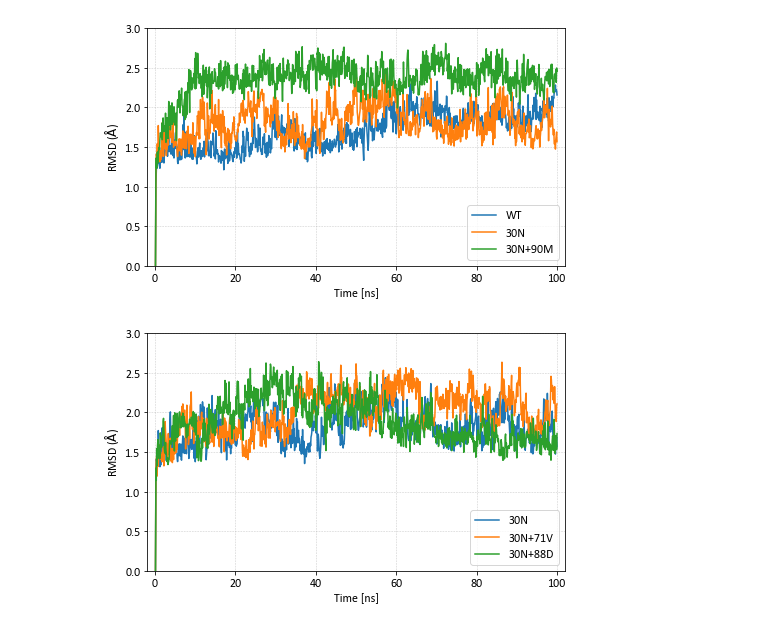
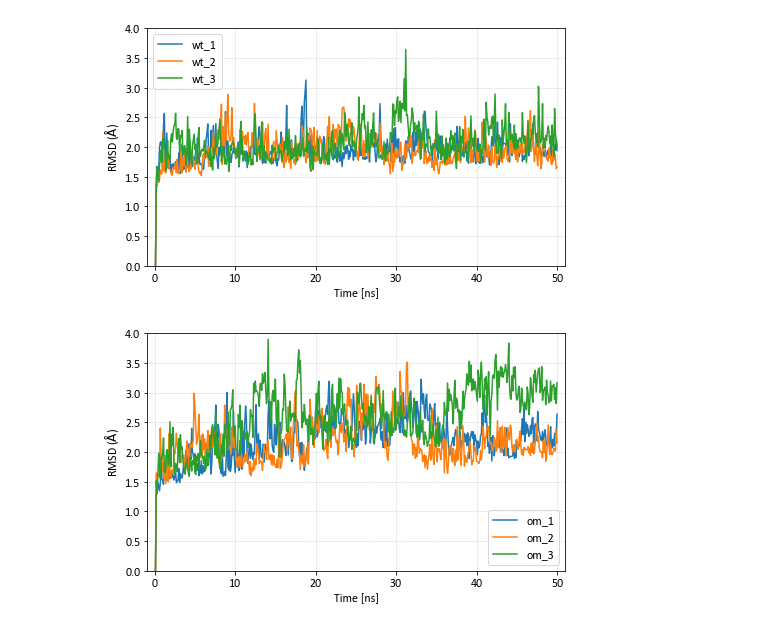
Before and after one commit to yamnor/rbd-ace2-drin, a Jupyter notebook: rms.ipynb, the cells around one changed output. Saved outputs shown, nothing was run; the diff lists cells and outputs as text; code cells hidden in the pictures.

```diff
--- a/rms.ipynb
+++ b/rms.ipynb
@@ -6,7 +8,7 @@ import matplotlib.font_manager
 rmsf = {}
 rmsd = {}
 for m in range(len(sys)):
-    rmsf[m] = np.array([[float(xx) for xx in x.split()] for x in open(f'dat/{sys[m]}_rmsf.dat').readlines()[1:]]).T
-    rmsd[m] = np.array([[float(xx) for xx in x.split()] for x in open(f'dat/{sys[m]}_rmsd.dat').readlines()[1:]]).T
+  rmsf[m] = np.array([[float(xx) for xx in x.split()] for x in open(f'{sys[m]}_rmsf.dat').readlines()[1:]]).T
+  rmsd[m] = np.array([[float(xx) for xx in x.split()] for x in open(f'{sys[m]}_rmsd.dat').readlines()[1:]]).T
 # %%
 def rcparams(plt, figsize, subplot):
@@ -21,30 +23,29 @@ def rcparams(plt, figsize, subplot):
 # %%
 figsize = [6.5, 4.0]
 subplot = {
-    'left':   0.60,
-    'right':  0.10,
-    'bottom': 0.45,
-    'top':    0.25,
-    'wspace': 1.50,
-    'hspace': 2.00,
-    'grid': True,
-          }
-idx = [[0, 1, 2], [1, 3, 4]]
+  'left':   0.60,
+  'right':  0.10,
+  'bottom': 0.45,
+  'top':    0.25,
+  'wspace': 1.50,
+  'hspace': 2.00,
+  'grid': True,
+}
+idx = [[0, 1, 2], [3, 4, 5]]
 for m in range(2):
-    with plt.style.context('./matplotlibrc'):
-        rcparams(plt, figsize, subplot)
-        fig, ax = plt.subplots(1,1)
-    for n in range(len(idx[m])):
-        x,y = rmsd[idx[m][n]]
-        ax.plot(x * 0.1, y, label = lab[idx[m][n]])
-    ax.set_xlabel('Time [ns]')
-    ax.set_ylabel(r'RMSD ($\mathrm{\AA}$)')
-    ax.set_ylim(0, 3.0)
-    ax.legend()
-    plt.savefig(f'fig/{job[m]}_rmsd.pdf', bbox_inches='', dpi = 300)
+  with plt.style.context('./matplotlibrc'):
+    rcparams(plt, figsize, subplot)
+    fig, ax = plt.subplots(1,1)
+  for n in range(len(idx[m])):
+    x,y = rmsd[idx[m][n]]
+    ax.plot(x * 0.1, y, label = sys[idx[m][n]])
+  ax.set_xlabel('Time [ns]')
+  ax.set_ylabel(r'RMSD ($\mathrm{\AA}$)')
+  ax.set_ylim(0, 4.0)
+  ax.legend()
 # %% [output]
-[figure, old version]
+[figure, new version]
-[figure, old version]
+[figure, new version]
 # %%
 figsize = [6.5, 4.0]
 subplot = {
```
Also changed, not shown: parts of 3 cells of this notebook.
